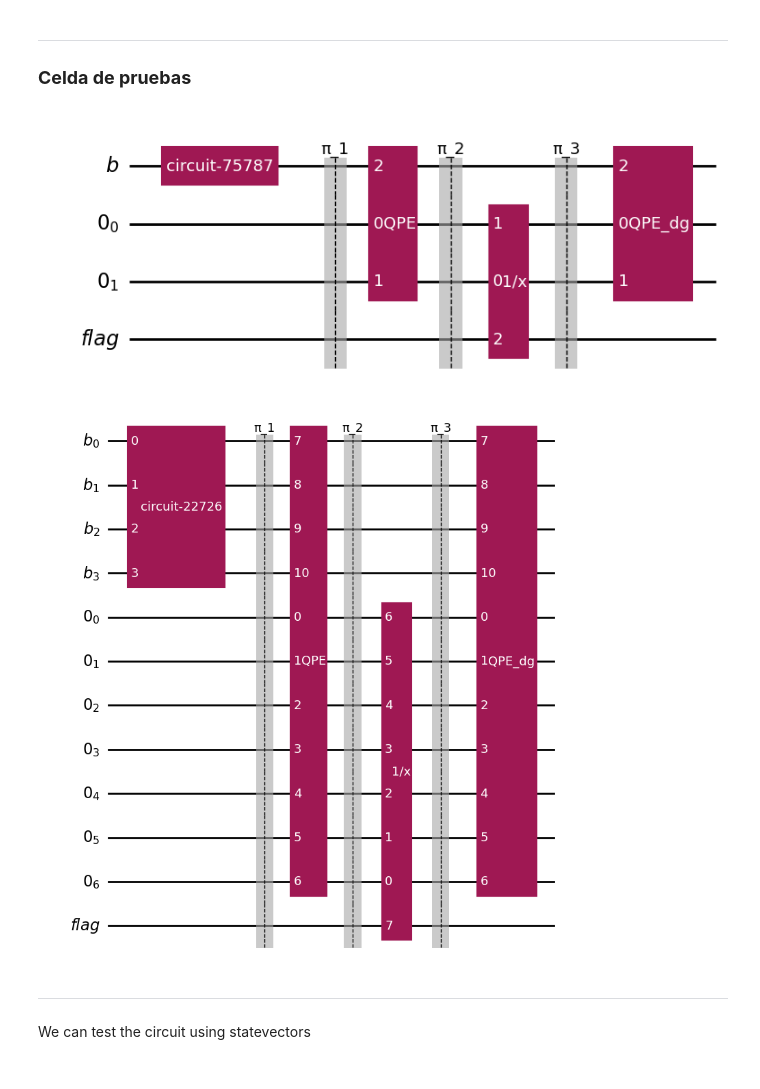
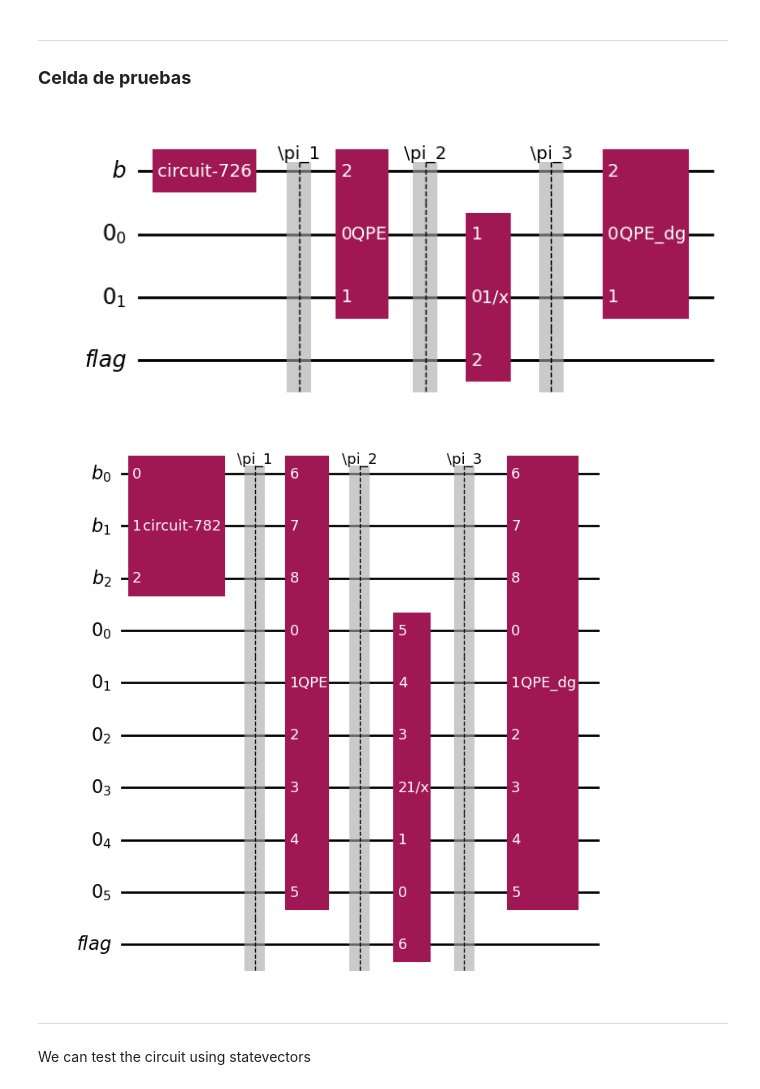
Before and after one commit to Nicofero/CITMAGA, a Jupyter notebook: Pruebas_Qiskit.ipynb, the cells around one changed output. Saved outputs shown, nothing was run; the diff lists cells and outputs as text; code cells hidden in the pictures.

```diff
--- a/Pruebas_Qiskit.ipynb
+++ b/Pruebas_Qiskit.ipynb
@@ -225,24 +225,24 @@ def build_circuit(matrix, vector, tolerance: float = 10e-2, flag: bool = True, m
 
     # State preparation
     qc.append(vector_circuit, qb[:])
-    qc.barrier(label="\u03C0_1")
+    qc.barrier(label="\pi_1")
     # QPE
     phase_estimation = PhaseEstimation(nl, matrix_circuit)
     if na > 0:
         qc.append(phase_estimation, ql[:] + qb[:] + qa[: matrix_circuit.num_ancillas])
     else:
         qc.append(phase_estimation, ql[:] + qb[:])
-    qc.barrier(label="\u03C0_2")
+    qc.barrier(label="\pi_2")
     # Conditioned rotation
     if flag:
         qc.append(reciprocal_circuit, ql[::-1] + [qf[0]])
     else:
         qc.append(
             reciprocal_circuit.to_instruction(),
-            ql[:] + [qf[0]] + qa[: reciprocal_circuit.num_ancillas],
+            ql[::-1] + [qf[0]] + qa[: reciprocal_circuit.num_ancillas],
         )
 
-    qc.barrier(label="\u03C0_3")
+    qc.barrier(label="\pi_3")
     # QPE inverse
     if na > 0:
         qc.append(phase_estimation.inverse(), ql[:] + qb[:] + qa[: matrix_circuit.num_ancillas])
@@ -357,18 +357,18 @@ def solution(qc: QuantumCircuit) -> np.ndarray:
 # %%
 vector = np.array([1,0])
 matrix = tridiag_matrix(1,-1/3,2)
 
-hhl,scaling = build_circuit(matrix,vector,10e-2)
+hhl,scaling = build_circuit(matrix,vector,10e-2,flag=True)
 hhl.draw('mpl')
 # %% [output]
-[figure, old version]
+[figure, new version]
 # %%
-vector = np.array([1]*16)
-matrix = tridiag_matrix(2,-1,16)
-hhl,_ = build_circuit(matrix,vector)
+vector = np.array([1]*8)
+matrix = tridiag_matrix(2,-1,8)
+hhl,_ = build_circuit(matrix,vector,flag=True)
 hhl.draw('mpl')
 # %% [output]
-[figure, old version]
+[figure, new version]
 # %% [markdown]
 -----
 We can test the circuit using statevectors
```
Also changed, not shown: parts of 6 cells of this notebook.
